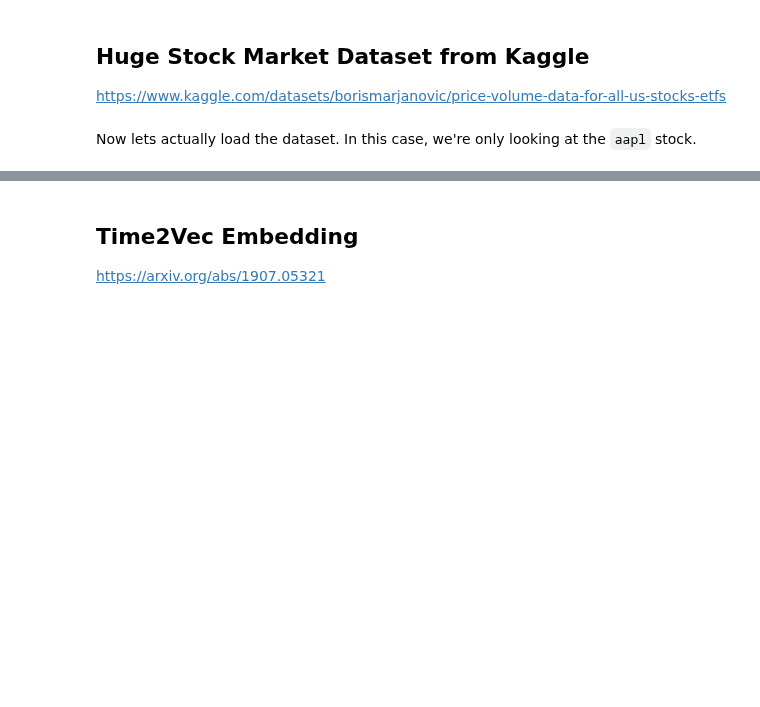
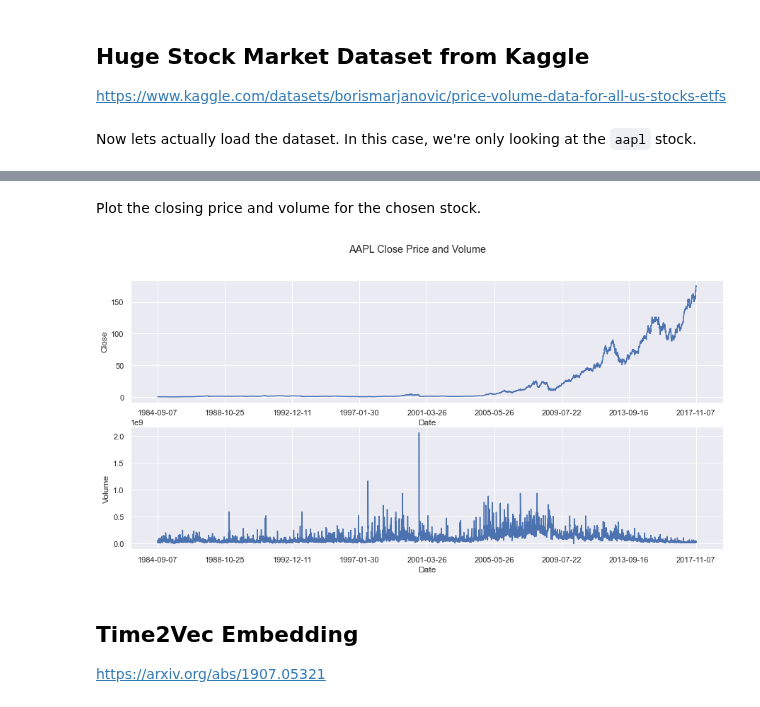
Before and after one commit to zanderman/stock-forecasting-transformer, a Jupyter notebook: forecast_transformer.ipynb, the cells around one changed output, grey strips where cells are left out. Saved outputs shown, nothing was run; the diff lists cells and outputs as text; code cells hidden in the pictures; blank space fills up the shorter version.

Commit message:
Several updates: - Add initial plotting for dataset - Changes feed forward dimension argument name from d_model to d_ff

```diff
--- a/forecast_transformer.ipynb
+++ b/forecast_transformer.ipynb
@@ -14,6 +15,8 @@ import seaborn as sns
 import sys
 import tensorflow as tf
 import tensorflow.keras as keras
+# %%
+sns.set() # Use seaborn themes.
 # %% [markdown]
 ## Environment Setup
 
@@ -179,9 +182,9 @@ class HugeStockMarketDataset:
 
     def __getitem__(self, key):
         if isinstance(key, str):
-            return self.get_dataframe(key)
+            return self.get_dataframe(key, usecols=self.usecols)
         elif isinstance(key, list):
-            return [self.get_dataframe(asset) for asset in key]
+            return [self.get_dataframe(asset, usecols=self.usecols) for asset in key]
 
     def __delitem__(self, key):
         del self._index[key]
@@ -191,7 +194,7 @@ class HugeStockMarketDataset:
 
     def items(self):
         for key in self:
-            yield key, self.get_dataframe(key)
+            yield key, self.get_dataframe(key, usecols=self.usecols)
 
     def __len__(self):
         return len(self._index)
@@ -208,0 +209,5 @@ df = dataset['aapl']
+# %%
+dataset = HugeStockMarketDataset(DATASET_ROOT, usecols=['Date','Open','High','Low','Close','Volume'])
+asset = 'aapl'
+df = dataset[asset]
+df.tail()
@@ -209,3 +221,22 @@ df = dataset['aapl']
+# %% [markdown]
+Plot the closing price and volume for the chosen stock.
+# %%
+fig = plt.figure(figsize=(15,7))
+fig.suptitle(f'{asset.upper()} Close Price and Volume')
+
+n = len(df.index)//8 # Number of date record ticks on X-axis.
+
+ax = fig.add_subplot(211)
+sns.lineplot(x='Date', y='Close', data=df, ax=ax)
+ax.set_xticks(range(0, df.shape[0], n))
+ax.set_xticklabels(df['Date'].loc[::n])
+
+ax = fig.add_subplot(212)
+sns.lineplot(x='Date', y='Volume', data=df, ax=ax)
+ax.set_xticks(range(0, df.shape[0], n))
+ax.set_xticklabels(df['Date'].loc[::n]);
+# %% [output]
+[figure, added]
 # %% [markdown]
 ## Time2Vec Embedding
 
```
Also changed, not shown: parts of 4 cells of this notebook.
